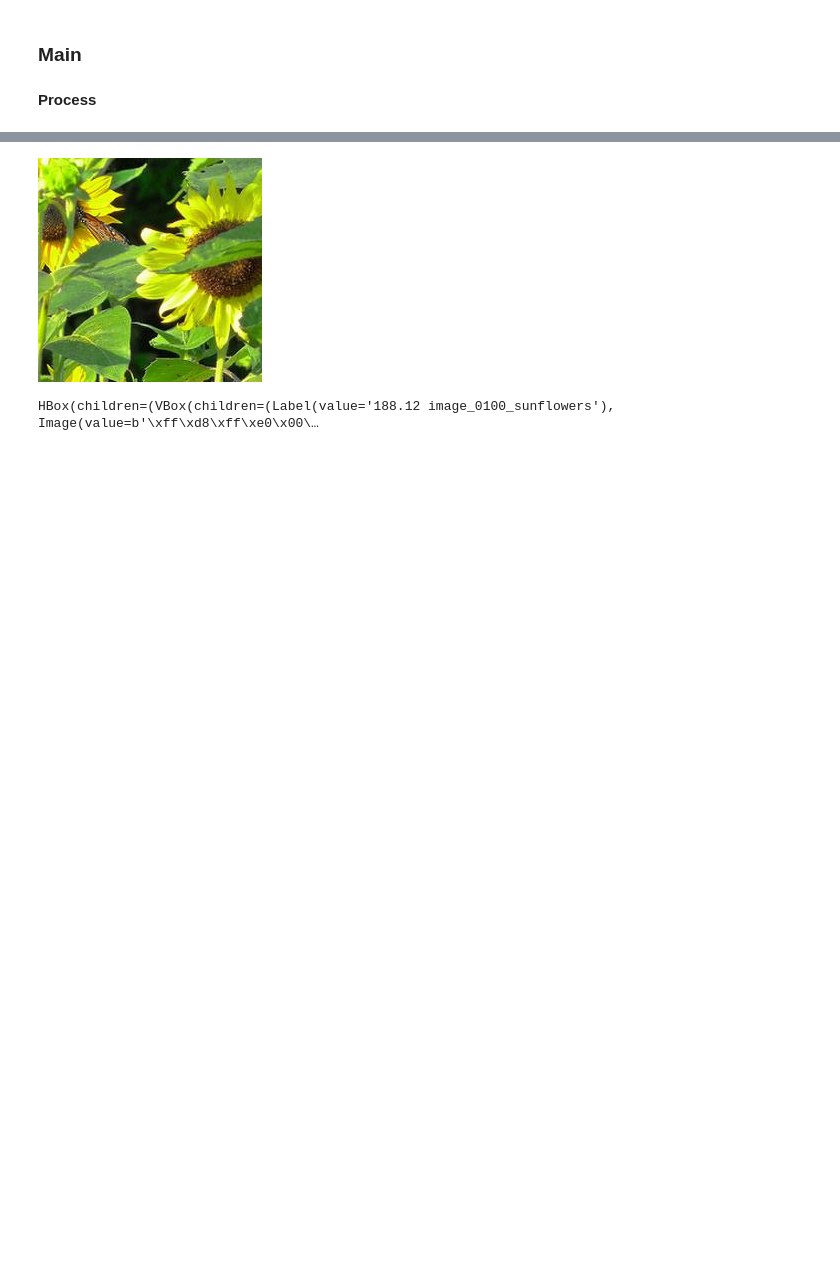
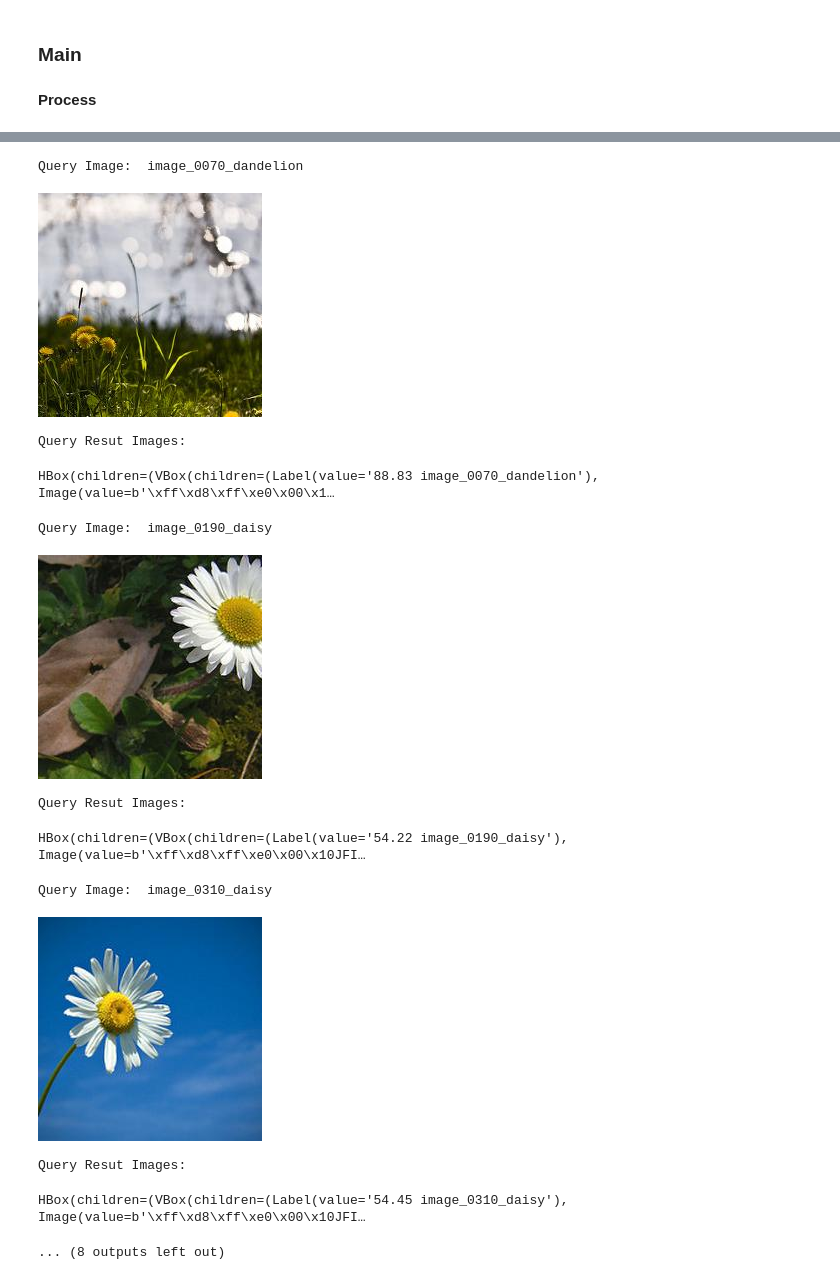
Before and after one commit to laxmilearn/ml_playground, a Jupyter notebook: src/tf_image_embeddings_play.ipynb, the cells around one changed output, grey strips where cells are left out. Saved outputs shown, nothing was run; the diff lists cells and outputs as text; code cells hidden in the pictures; blank space fills up the shorter version.

```diff
--- a/src/tf_image_embeddings_play.ipynb
+++ b/src/tf_image_embeddings_play.ipynb
@@ -484,5 +488,17 @@ Map Sizes: id_map = 2000, name_map = 2000
-# %%
-search_and_display(index, embeds, id_map, 10)
-# %% [output]
-[figure, removed]
-HBox(children=(VBox(children=(Label(value='188.12 image_0100_sunflowers'), Image(value=b'\xff\xd8\xff\xe0\x00\…
+# %%
+for image_id in [7, 19, 31, 47, 67]:
+    search_and_display(index, embeds, id_map, image_id)
+# %% [output]
+Query Image:  image_0070_dandelion
+[figure, added]
+Query Resut Images:
+HBox(children=(VBox(children=(Label(value='88.83 image_0070_dandelion'), Image(value=b'\xff\xd8\xff\xe0\x00\x1…
+Query Image:  image_0190_daisy
+[figure, added]
+Query Resut Images:
+HBox(children=(VBox(children=(Label(value='54.22 image_0190_daisy'), Image(value=b'\xff\xd8\xff\xe0\x00\x10JFI…
+Query Image:  image_0310_daisy
+[figure, added]
+Query Resut Images:
+HBox(children=(VBox(children=(Label(value='54.45 image_0310_daisy'), Image(value=b'\xff\xd8\xff\xe0\x00\x10JFI…
+... (8 outputs left out)
```
Also changed, not shown: parts of 7 cells of this notebook, 1 other file.
